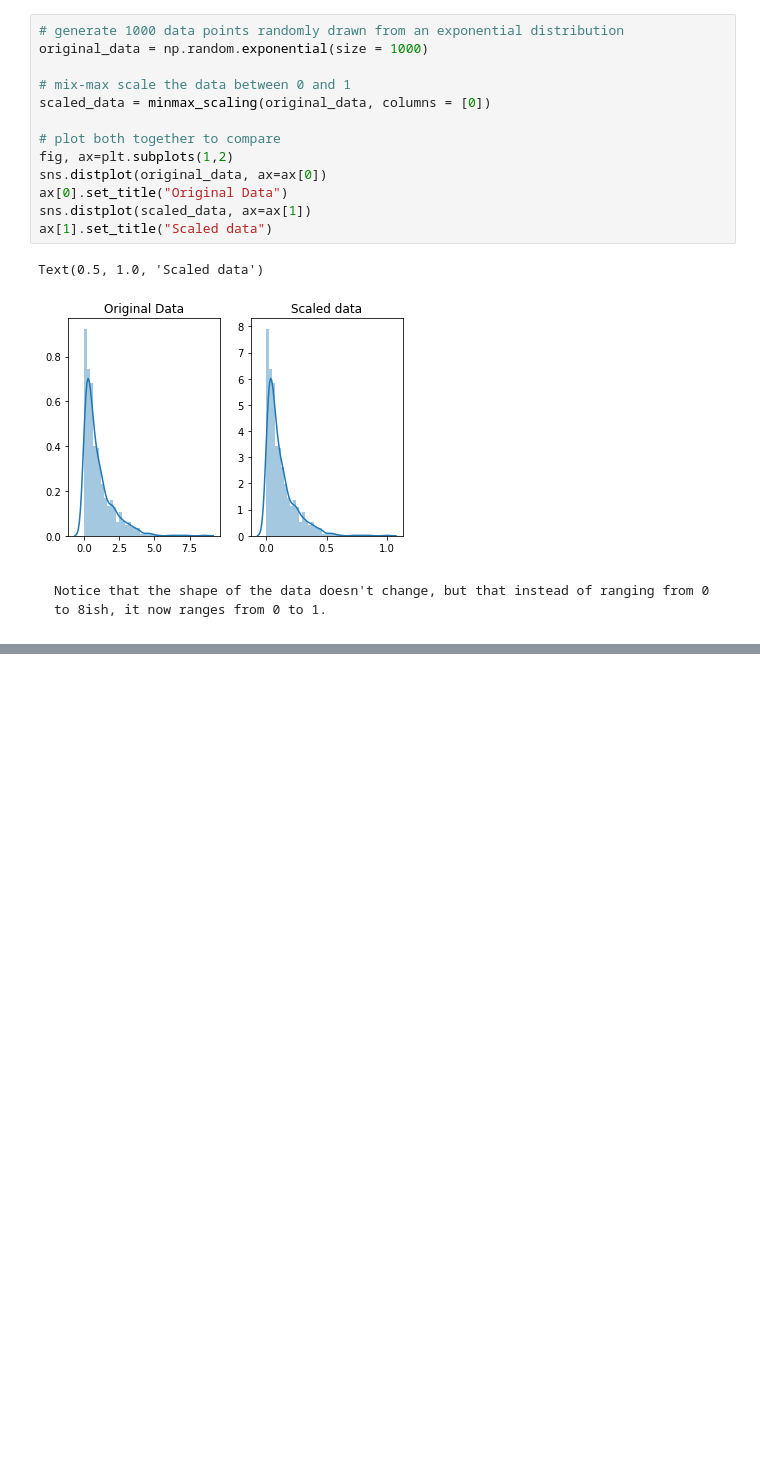
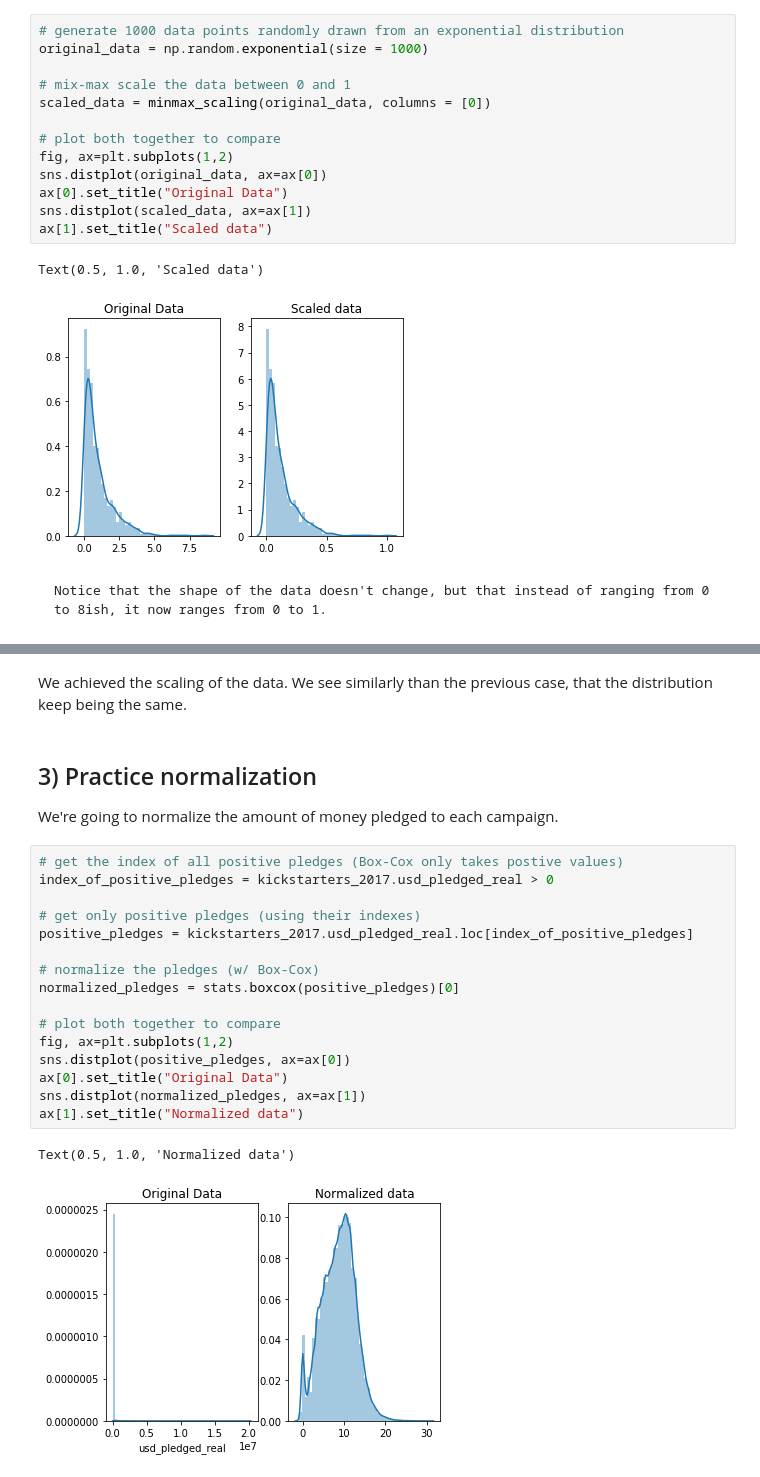
Before and after one commit to moisesr4/DataScienceTraining, a Jupyter notebook: DataCleaning/Day2_Scaling and normalization.ipynb, the cells around one changed output, grey strips where cells are left out. Drawn from its saved outputs; the diff is of its cells as text; blank space fills up the shorter version.

```diff
--- a/DataCleaning/Day2_Scaling and normalization.ipynb
+++ b/DataCleaning/Day2_Scaling and normalization.ipynb
@@ -54,0 +133,24 @@ Text(0.5, 1.0, 'Scaled data')
+# %% [markdown]
+We achieved the scaling of the data. We see similarly than the previous case, that the distribution keep being the same.
+# %% [markdown]
+## 3) Practice normalization
+We're going to normalize the amount of money pledged to each campaign.
+# %%
+# get the index of all positive pledges (Box-Cox only takes postive values)
+index_of_positive_pledges = kickstarters_2017.usd_pledged_real > 0
+
+# get only positive pledges (using their indexes)
+positive_pledges = kickstarters_2017.usd_pledged_real.loc[index_of_positive_pledges]
+
+# normalize the pledges (w/ Box-Cox)
+normalized_pledges = stats.boxcox(positive_pledges)[0]
+
+# plot both together to compare
+fig, ax=plt.subplots(1,2)
+sns.distplot(positive_pledges, ax=ax[0])
+ax[0].set_title("Original Data")
+sns.distplot(normalized_pledges, ax=ax[1])
+ax[1].set_title("Normalized data")
+# %% [output]
+Text(0.5, 1.0, 'Normalized data')
+[figure, added]
```
Also changed, not shown: parts of 13 cells of this notebook.
